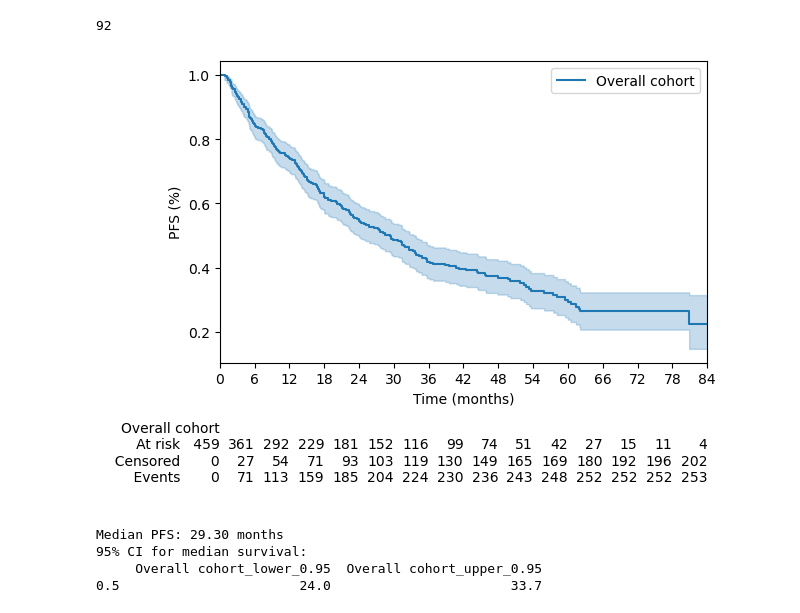
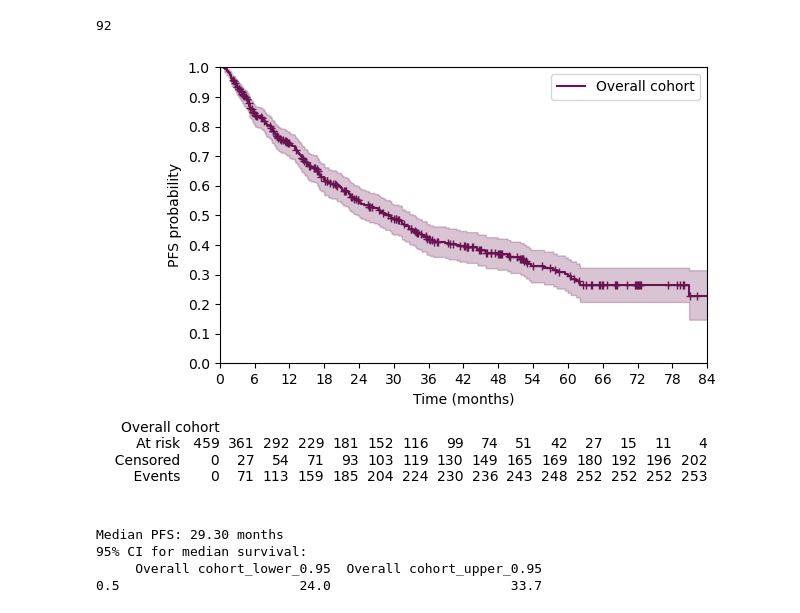
Before and after one commit to LucaMastrantoni/cdk46i-metastatic-bc-ml, a Jupyter notebook: model.ipynb, the cells around one changed output. Saved outputs shown, nothing was run; the diff lists cells and outputs as text; code cells hidden in the pictures.

```diff
--- a/model.ipynb
+++ b/model.ipynb
@@ -58,31 +58,33 @@ data.isnull().sum().sum()
 # %%
 from lifelines import KaplanMeierFitter
 from lifelines.plotting import add_at_risk_counts
 import matplotlib.pyplot as plt
 
 # Initialize KM fitter
 kmf = KaplanMeierFitter()
 
 # Fit the model
 kmf.fit(durations=data["PFS"], event_observed=data["PD"], label="Overall cohort")
 
 # Plot survival curve
-ax = kmf.plot_survival_function(ci_show=True)   # with confidence interval
+ax = kmf.plot_survival_function(ci_show=True, show_censors = True, censor_styles={'ms': 6}, color = "#681452")   # with confidence interval
 plt.xlabel("Time (months)")
-plt.ylabel("PFS (%)")
+plt.ylabel("PFS probability")
 plt.title("")
 
 ax.set_xticks(range(0, 90, 6))
 ax.set_xlim(0, 84)
+ax.set_yticks(np.arange(0, 1.1, 0.1))
+ax.set_ylim(0, 1)
 
 # Add number at risk table
 add_at_risk_counts(kmf, ax=ax)
 
 plt.tight_layout()
-plt.savefig("KM_overall.jpeg", format="jpeg", dpi=300)
+plt.savefig("KM_overall.png", format="png", dpi=300)
 plt.show()
 # %% [output]
-[figure, old version]
+[figure, new version]
 # %%
 from lifelines.utils import median_survival_times
 
```
Also changed, not shown: parts of 184 cells of this notebook.
